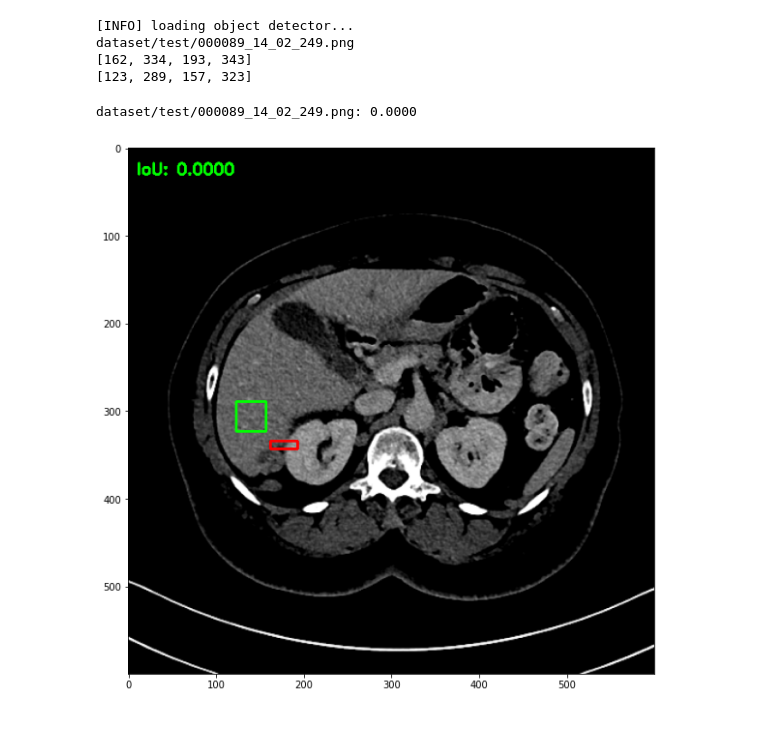
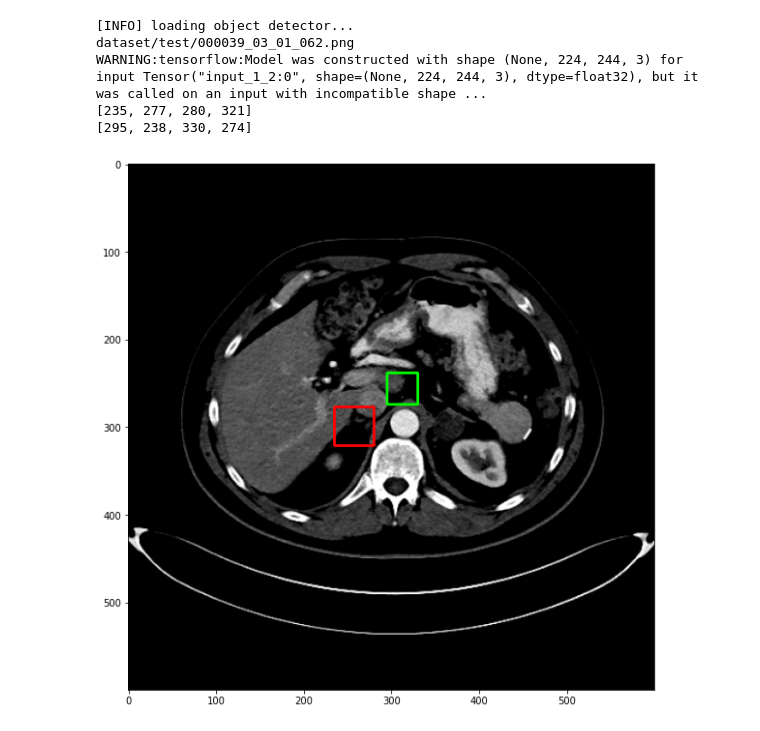
Before and after one commit to Fedeee9/LesionDetection, a Jupyter notebook: predict_bounding_box.ipynb, the cells around one changed output. Saved outputs shown, nothing was run; the diff lists cells and outputs as text; code cells hidden in the pictures.

```diff
--- a/predict_bounding_box.ipynb
+++ b/predict_bounding_box.ipynb
@@ -42,13 +42,14 @@ args = vars(ap.parse_args())
 
 filetype = mimetypes.guess_type(args['input'])[0]
 imagePaths = [args['input']]"""
-imagePath = 'dataset/test/000089_14_02_249.png'
+imagePath = 'dataset/test/000039_03_01_062.png'
+
 
 # coordinates real image
-realSX = 123
-realSY = 289
-realEX = 157
-realEY = 323
+realSX = 295
+realSY = 238
+realEX = 330
+realEY = 274
 
 # if the file type is a text file, then we need to process multiple images
 """if 'text/plain' == filetype:
@@ -103,22 +104,22 @@ im = cv2.rectangle(im, (realSX, realSY), (realEX, realEY), (0, 255, 0), 2)
 iou = bb_intersection_over_union(boxA, boxB)
 # %% [output]
 [INFO] loading object detector...
-dataset/test/000089_14_02_249.png
-[162, 334, 193, 343]
-[123, 289, 157, 323]
+dataset/test/000039_03_01_062.png
+WARNING:tensorflow:Model was constructed with shape (None, 224, 244, 3) for input Tensor("input_1_2:0", shape=(None, 224, 244, 3), dtype=float32), but it was called on an input with incompatible shape ...
+[235, 277, 280, 321]
+[295, 238, 330, 274]
 # %%
-cv2.putText(image, "IoU: {:.4f}".format(iou), (10, 30), cv2.FONT_HERSHEY_SIMPLEX, 0.6, (0, 255, 0), 2)
-print("{}: {:.4f}".format(imagePath, iou))
+#cv2.putText(image, "IoU: {:.4f}".format(iou), (10, 30), cv2.FONT_HERSHEY_SIMPLEX, 0.6, (0, 255, 0), 2)
+#print("{}: {:.4f}".format(imagePath, iou))
 
 # show the outputs image
 #cv2.imshow('Output', im)
 #cv2.waitKey()
 #cv2.destroyWindow('Output') #make sure window closes cleanly
 
 #Show the image with matplotlib
 plt.figure(figsize=(10,10))
 plt.imshow(im)
 plt.show()
 # %% [output]
-dataset/test/000089_14_02_249.png: 0.0000
-[figure, old version]
+[figure, new version]
```
Also changed, not shown: 15 other files.
